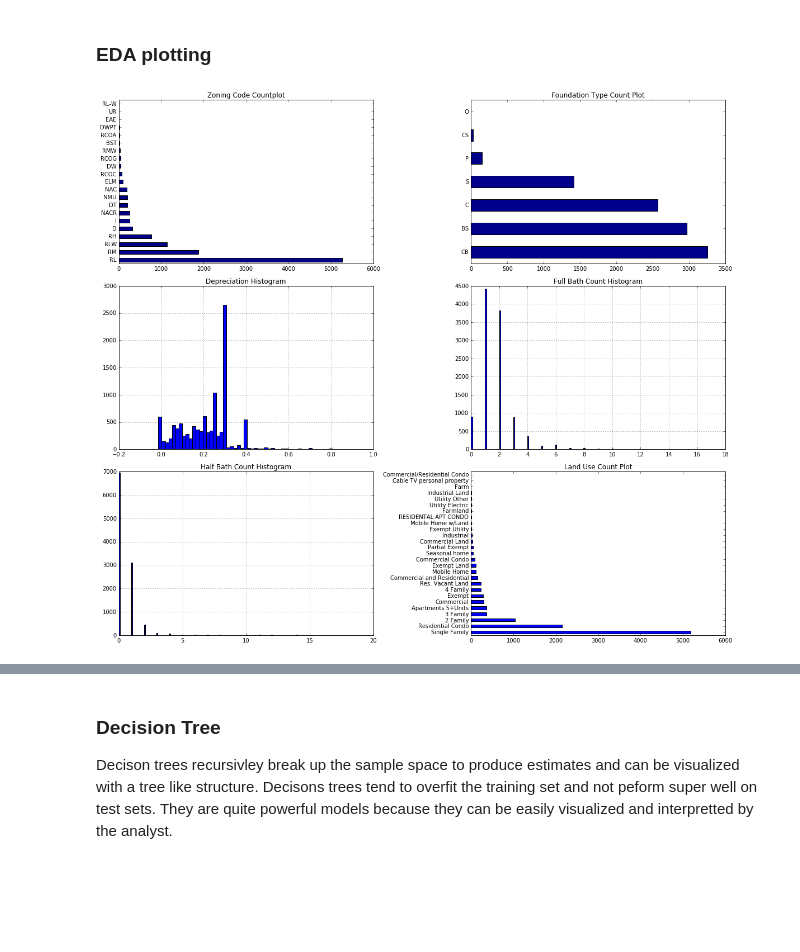
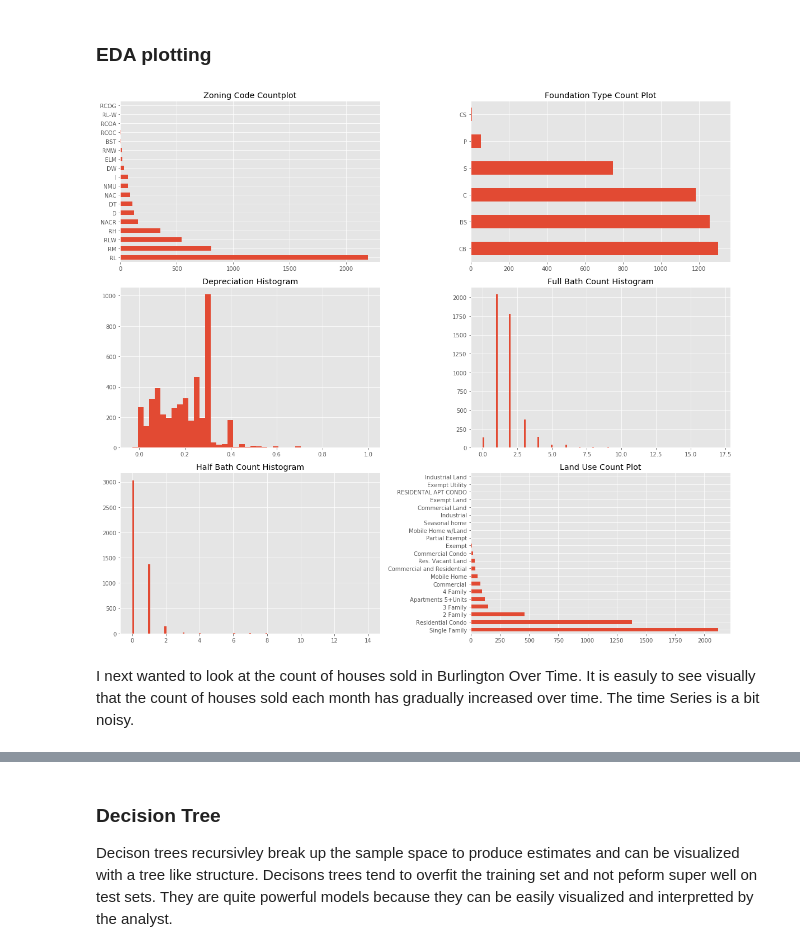
Before and after one commit to crocker456/BurlingtonHousing-, a Jupyter notebook: BurlingtonHousing/Burlington_Housing_notebook.ipynb, the cells around one changed output, grey strips where cells are left out. Saved outputs shown, nothing was run; the diff lists cells and outputs as text; code cells hidden in the pictures; blank space fills up the shorter version.

```diff
--- a/BurlingtonHousing/Burlington_Housing_notebook.ipynb
+++ b/BurlingtonHousing/Burlington_Housing_notebook.ipynb
@@ -21,4 +8,15 @@ plt.style.use('classic')
 # %%
+#for tablular data managment
+import pandas as pd
+#for scientific plotting
+import seaborn as sns
+import matplotlib.pyplot as plt
+import quandl
+#pythons premiere numerical computing library
+import numpy as np
+from sklearn.model_selection import GridSearchCV
+plt.style.use('ggplot')
+%matplotlib inline
 #Read in csv from Burlington Open data
 df = pd.read_csv("https://opendata.arcgis.com/datasets/276ccff527454496ac940b60a2641dda_0.csv")
 #Split the 'PropertyCenterPoint' column into 'Latitude' and 'Longitude' in a seperate dataframe
@@ -26,7 +24,24 @@ df2 = df['PropertyCenterPoint'].str.strip('()').str.split(', ', expand=True).ren
 df3 = df['Baths'].str.split('/', expand=True).rename(columns={0:'Full_Baths', 1:'Half_Baths'})
 # create a dataframe with the new variables
 df = pd.concat([df, df2, df3],axis=1)
+df.drop('PropertyCenterPoint', 1, inplace = True)
 df['Half_Baths'] = pd.to_numeric(df['Half_Baths'])
 df['Full_Baths'] = pd.to_numeric(df['Full_Baths'])
-df.head()
+df['SaleDate'] = pd.to_datetime(df['SaleDate'])
+df['Year'] = df['SaleDate'].apply(lambda row: row.year)
+df = df[df['Year'] > 1996]
+mydata = quandl.get("FRED/VTNGSP", start_date="1931-01-01")
+mydata2 = quandl.get("FRED/VTSTHPI", start_date="1931-01-01")
+mydata = mydata.reset_index()
+mydata2 = mydata2.resample('A').mean()
+mydata2 = mydata2.reset_index()
+mydata['Year'] = mydata['Date'].apply(lambda row: row.year)
+mydata2['Year'] = mydata2['Date'].apply(lambda row: row.year)
+mydata = mydata.rename(columns = {'Value': 'VermontGDP'})
+mydata2 = mydata2.rename(columns = {'Value': 'VermontHPI'})
+mydata = mydata.drop('Date', 1)
+mydata2 = mydata2.drop('Date', 1)
+df = df.merge(mydata, 'left', on = 'Year')
+df = df.merge(mydata2, 'left', on = 'Year')
+print("Dataframe dimensions:", df.shape)
 # %% [output]
@@ -42,27 +107,30 @@ df.head()
 # %%
 #layout a large plotting grid and plot several important columns
 plt.figure(figsize = (16,14))
 plt.subplot(321)
-df['ZoningCode'].value_counts().plot(kind="barh", color='darkblue')
+df['ZoningCode'].value_counts().plot(kind="barh", color='C0')
 plt.title('Zoning Code Countplot')
 plt.subplot(322)
-df['Foundation'].value_counts().plot(kind="barh", color = 'darkblue')
+df['Foundation'].value_counts().plot(kind="barh", color = 'C0')
 plt.title("Foundation Type Count Plot")
 plt.subplot(323)
 df['Depreciation'].hist(bins='auto')
 plt.title("Depreciation Histogram")
 plt.subplot(324)
 index = df.loc[:,'Full_Baths'] < 20
 df.Full_Baths[index].hist(bins='auto')
 plt.title("Full Bath Count Histogram")
 plt.subplot(325)
 index = df.loc[:,'Half_Baths'] < 20
 df.Half_Baths[index].hist(bins = 'auto')
 plt.title("Half Bath Count Histogram")
 plt.subplot(326)
-df['LandUse'].value_counts().plot(kind="barh", color ='blue')
+df['LandUse'].value_counts().plot(kind="barh", color ='C0')
 plt.title("Land Use Count Plot")
 plt.tight_layout()
+plt.savefig("EDAfig.png")
 plt.show()
 # %% [output]
-[figure, old version]
+[figure, new version]
+# %% [markdown]
+I next wanted to look at the count of houses sold in Burlington Over Time. It is easuly to see visually that the count of houses sold each month has gradually increased over time.  The time Series is a bit noisy.
```
Also changed, not shown: parts of 75 cells of this notebook, 11 other files.
